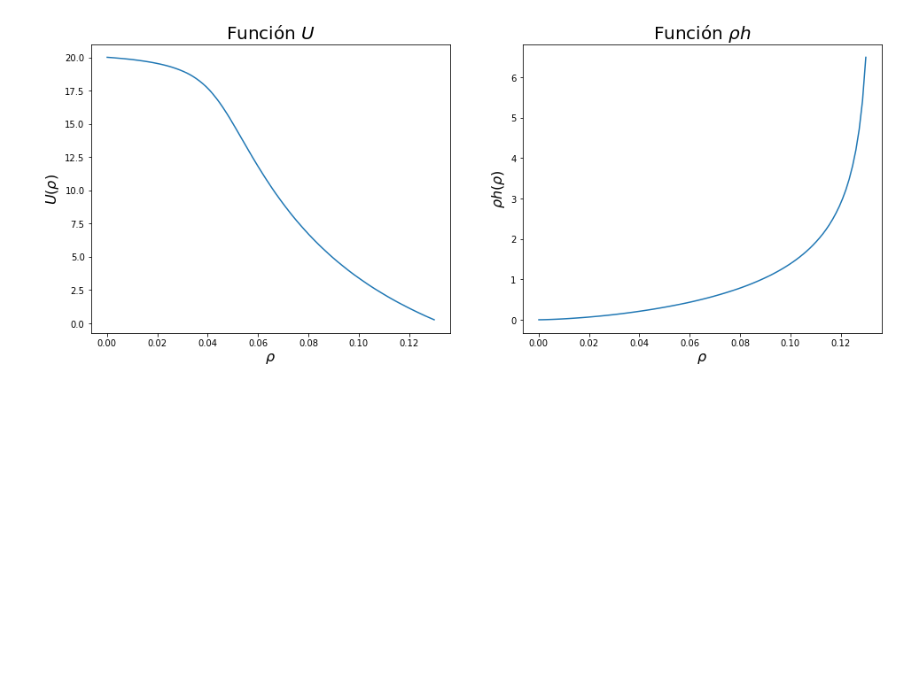
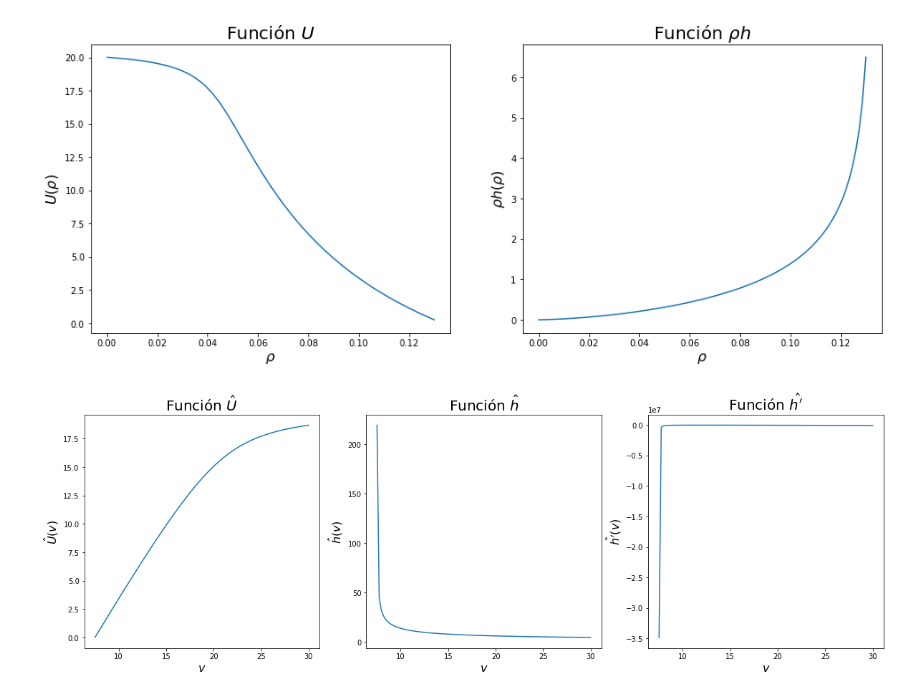
Before and after one commit to ElTapia/Jamiton, a Jupyter notebook: ODE_Jamiton/ODE_jamiton.ipynb, the cells around one changed output. Drawn from its saved outputs; the diff is of its cells as text; code cells hidden in the pictures; blank space fills up the shorter version.

Commit message:
Gráficos para u,h y h' gorro

```diff
--- a/ODE_Jamiton/ODE_jamiton.ipynb
+++ b/ODE_Jamiton/ODE_jamiton.ipynb
@@ -94,3 +94,27 @@ plt.show()
 # %% [output]
 <Figure size 432x288 with 0 Axes>
 [figure]
+# %%
+# Funciones U gorro ,h gorro y hprima gorro
+v = np.linspace(7.51, 30, 100)
+
+fig, ax = plt.subplots(1, 3, figsize=(20, 6))
+ax[0].plot(v, U_gorro(v))
+ax[0].set_ylabel(r"$\hat{U}(v)$", fontsize=16)
+ax[0].set_xlabel(r"$v$", fontsize=16)
+ax[0].set_title(r"Función $\hat{U}$", fontsize=20)
+
+ax[1].plot(v, h_gorro(v))
+ax[1].set_ylabel(r"$\hat{h}(v)$", fontsize=16)
+ax[1].set_xlabel(r"$v$", fontsize=16)
+ax[1].set_title(r"Función $\hat{h}$", fontsize=20)
+
+ax[2].plot(v, h_gorro_prime(v))
+ax[2].set_ylabel(r"$\hat{h'}(v)$", fontsize=16)
+ax[2].set_xlabel(r"$v$", fontsize=16)
+ax[2].set_title(r"Función $\hat{h'}$", fontsize=20)
+
+#plt.savefig("Graficos/funciones_U_h_gorro")
+plt.show()
+# %% [output]
+[figure, added]
```
